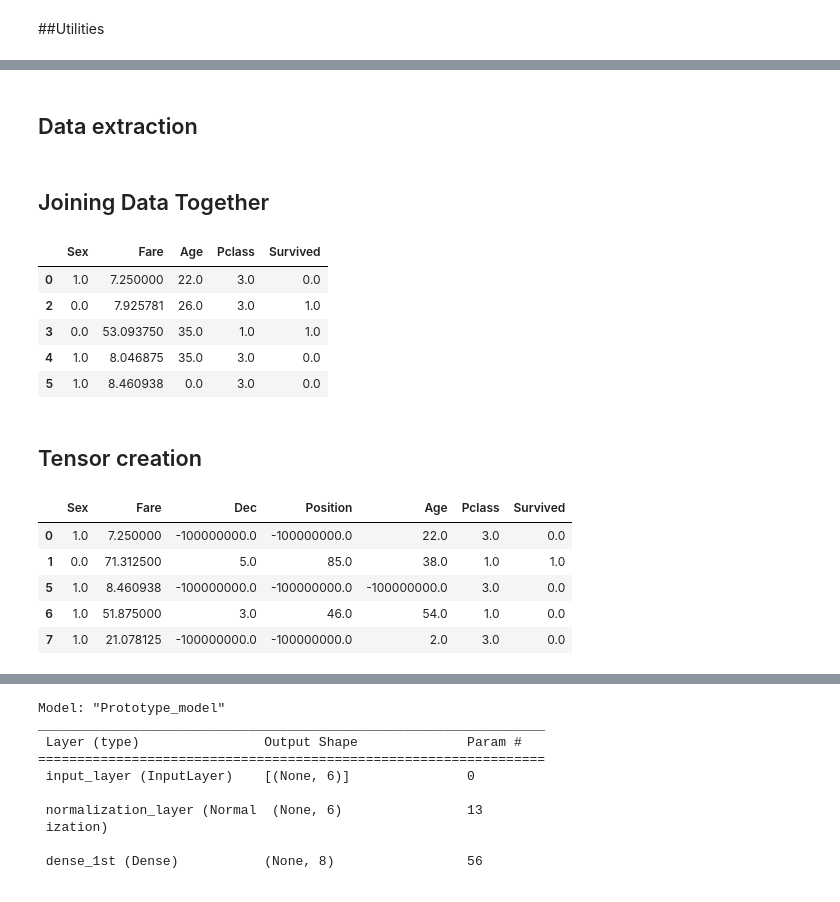
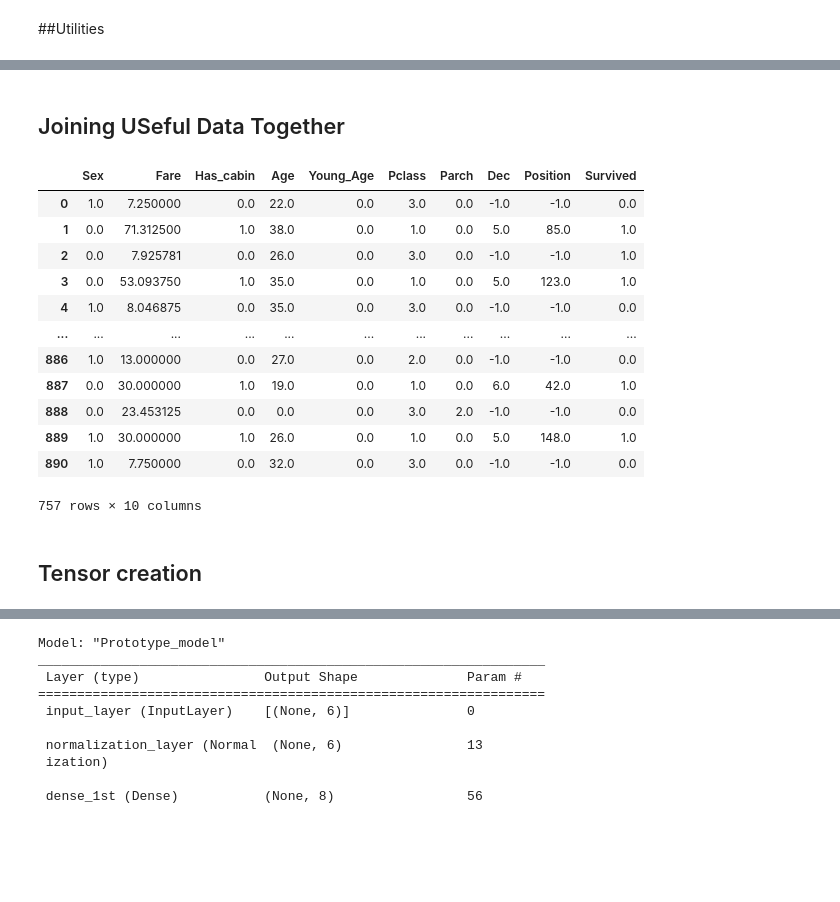
Before and after one commit to janeusz2000/Titanic, a Jupyter notebook: titanic.ipynb, the cells around one changed output, grey strips where cells are left out. Drawn from its saved outputs; the diff is of its cells as text; code cells hidden in the pictures; blank space fills up the shorter version.

```diff
--- a/titanic.ipynb
+++ b/titanic.ipynb
@@ -351,12 +351,6 @@ def extract_location_from_concatenated_location(location_concatenated: pd.DataFr
         output.append(output_row)
     return output
 
-def extract_embarked_as_float(embarked: pd.DataFrame) -> list:
-    output = list()
-    translation = {'C': 1, 'Q': 0, 'S' : 2.}
-    for row in embarked:
-        if pd.isna(row):
-            output.append(NOT_EXISTING_DATA)
-        else:
-            output.append(translation[row])
-    return output
+def extract_embarked_as_float(embarked: pd.Series):
+    translation = {'C': 1, 'Q': 0, 'S' : 2., NOT_EXISTING_DATA : NOT_EXISTING_DATA}
+    return embarked.transform(lambda x: translation[x])
@@ -464,2 +521,2 @@ dtype: object
 # %% [markdown]
-## Data extraction
+## Joining USeful Data Together
@@ -474,2 +522,0 @@ pclass = train_table.Pclass.astype('float16')
-# %% [markdown]
-## Joining Data Together
@@ -482,25 +523,29 @@ tensor_table = {
+# %%
+tensor = create_data_frame(train_table, survived_included=True)
+
+validation_table = tensor.sample(frac=0.15)
+validation_index = validation_table.index
+training_table = tensor.drop(validation_index)
 # %%
-training_tensor_table.fillna(NOT_EXISTING_DATA, inplace=True)
-validation_tensor_table.fillna(NOT_EXISTING_DATA, inplace=True)
-training_tensor_table.head()
+training_table.fillna(NOT_EXISTING_DATA, inplace=True)
+validation_table.fillna(NOT_EXISTING_DATA, inplace=True)
+training_table.head(900)
 # %% [output]
-|  | Sex | Fare | Age | Pclass | Survived |
-| 0 | 1.0 | 7.250000 | 22.0 | 3.0 | 0.0 |
-| 2 | 0.0 | 7.925781 | 26.0 | 3.0 | 1.0 |
-| 3 | 0.0 | 53.093750 | 35.0 | 1.0 | 1.0 |
-| 4 | 1.0 | 8.046875 | 35.0 | 3.0 | 0.0 |
-| 5 | 1.0 | 8.460938 | 0.0 | 3.0 | 0.0 |
+|  | Sex | Fare | Has_cabin | Age | Young_Age | Pclass | Parch | Dec | Position | Survived |
+| 0 | 1.0 | 7.250000 | 0.0 | 22.0 | 0.0 | 3.0 | 0.0 | -1.0 | -1.0 | 0.0 |
+| 1 | 0.0 | 71.312500 | 1.0 | 38.0 | 0.0 | 1.0 | 0.0 | 5.0 | 85.0 | 1.0 |
+| 2 | 0.0 | 7.925781 | 0.0 | 26.0 | 0.0 | 3.0 | 0.0 | -1.0 | -1.0 | 1.0 |
+| 3 | 0.0 | 53.093750 | 1.0 | 35.0 | 0.0 | 1.0 | 0.0 | 5.0 | 123.0 | 1.0 |
+| 4 | 1.0 | 8.046875 | 0.0 | 35.0 | 0.0 | 3.0 | 0.0 | -1.0 | -1.0 | 0.0 |
+| ... | ... | ... | ... | ... | ... | ... | ... | ... | ... | ... |
+| 886 | 1.0 | 13.000000 | 0.0 | 27.0 | 0.0 | 2.0 | 0.0 | -1.0 | -1.0 | 0.0 |
+| 887 | 0.0 | 30.000000 | 1.0 | 19.0 | 0.0 | 1.0 | 0.0 | 6.0 | 42.0 | 1.0 |
+| 888 | 0.0 | 23.453125 | 0.0 | 0.0 | 0.0 | 3.0 | 2.0 | -1.0 | -1.0 | 0.0 |
+| 889 | 1.0 | 30.000000 | 1.0 | 26.0 | 0.0 | 1.0 | 0.0 | 5.0 | 148.0 | 1.0 |
+| 890 | 1.0 | 7.750000 | 0.0 | 32.0 | 0.0 | 3.0 | 0.0 | -1.0 | -1.0 | 0.0 |
+757 rows × 10 columns
 # %% [markdown]
 ## Tensor creation
 # %%
 import tensorflow as tf
-# %%
-training_tensor_table.head()
-# %% [output]
-|  | Sex | Fare | Dec | Position | Age | Pclass | Survived |
-| 0 | 1.0 | 7.250000 | -100000000.0 | -100000000.0 | 22.0 | 3.0 | 0.0 |
-| 1 | 0.0 | 71.312500 | 5.0 | 85.0 | 38.0 | 1.0 | 1.0 |
-| 5 | 1.0 | 8.460938 | -100000000.0 | -100000000.0 | -100000000.0 | 3.0 | 0.0 |
-| 6 | 1.0 | 51.875000 | 3.0 | 46.0 | 54.0 | 1.0 | 0.0 |
-| 7 | 1.0 | 21.078125 | -100000000.0 | -100000000.0 | 2.0 | 3.0 | 0.0 |
 # %%
```
Also changed, not shown: parts of 20 cells of this notebook.
